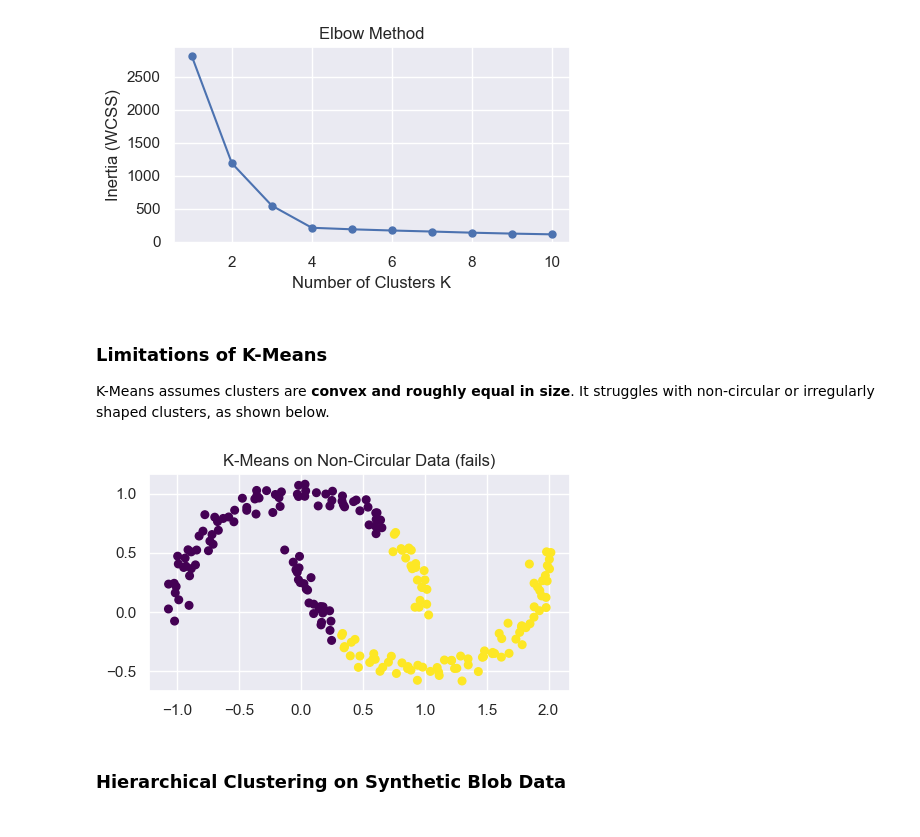
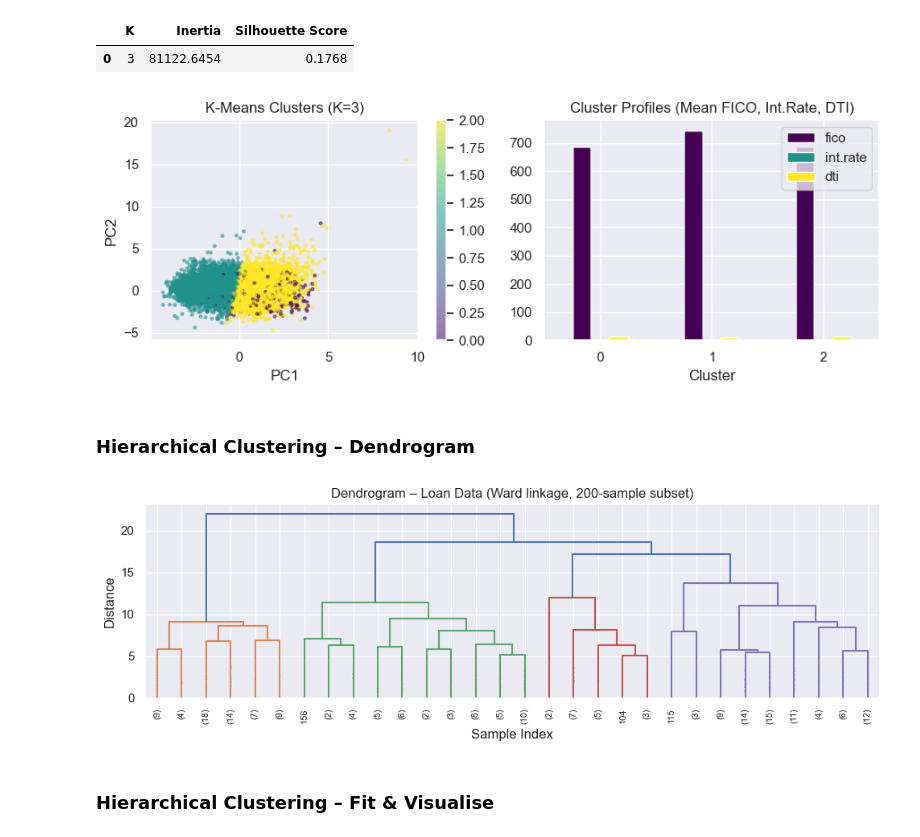
Before and after one commit to div-yan-shu-13/ML-Lab-Sem-6, a Jupyter notebook: Lab_08.ipynb, the cells around one changed output. Cells and saved outputs as stored; diff of their text form; code cells hidden in the pictures.

```diff
--- a/Lab_08.ipynb
+++ b/Lab_08.ipynb
@@ -21,7 +30,17 @@ from ucimlrepo import fetch_ucirepo
 # %%
-X_blob, y_blob = make_blobs(n_samples=300, centers=4, cluster_std=0.60, random_state=0)
-plt.figure(figsize=(5, 3))
-plt.scatter(X_blob[:, 0], X_blob[:, 1], s=30, color='steelblue')
-plt.title('Raw Blob Data')
-plt.tight_layout(); plt.show()
+# Encode categorical 'purpose' column
+le = LabelEncoder()
+df['purpose_enc'] = le.fit_transform(df['purpose'])
+
+features = ['int.rate','installment','log.annual.inc','dti',
+            'fico','revol.bal','revol.util','inq.last.6mths',
+            'delinq.2yrs','pub.rec','purpose_enc']
+
+X = df[features].dropna()
+scaler = StandardScaler()
+X_scaled = scaler.fit_transform(X)
+
+pca = PCA(n_components=2, random_state=42)
+X_pca = pca.fit_transform(X_scaled)
+print(f'Variance explained by 2 PCs: {pca.explained_variance_ratio_.sum()*100:.2f}%')
 # %% [output]
@@ -46,29 +74,49 @@ plt.tight_layout(); plt.show()
 # %%
-inertias = [KMeans(n_clusters=k, random_state=0, n_init=10).fit(X_blob).inertia_
-            for k in range(1, 11)]
+best_k = 3  # adjust based on elbow/silhouette plots above
+km = KMeans(n_clusters=best_k, random_state=42, n_init=10)
+km_labels = km.fit_predict(X_scaled)
 
-plt.figure(figsize=(5, 3))
-plt.plot(range(1, 11), inertias, marker='o', markersize=5)
-plt.xlabel('Number of Clusters K')
-plt.ylabel('Inertia (WCSS)')
-plt.title('Elbow Method')
+display(pd.DataFrame({
+    'K': [best_k],
+    'Inertia':         [km.inertia_],
+    'Silhouette Score': [silhouette_score(X_scaled, km_labels)]
+}).round(4))
+
+fig, axes = plt.subplots(1, 2, figsize=(9, 3.5))
+
+sc = axes[0].scatter(X_pca[:, 0], X_pca[:, 1], c=km_labels,
+                     cmap='viridis', s=5, alpha=0.5)
+axes[0].set_xlabel('PC1'); axes[0].set_ylabel('PC2')
+axes[0].set_title(f'K-Means Clusters (K={best_k})')
+plt.colorbar(sc, ax=axes[0])
+
+# Cluster profile – mean FICO and interest rate per cluster
+df_plot = X.copy()
+df_plot['cluster'] = km_labels
+cluster_means = df_plot.groupby('cluster')[['fico','int.rate','dti']].mean()
+cluster_means.plot(kind='bar', ax=axes[1], colormap='viridis', legend=True)
+axes[1].set_title('Cluster Profiles (Mean FICO, Int.Rate, DTI)')
+axes[1].set_xlabel('Cluster'); axes[1].tick_params(axis='x', rotation=0)
+
 plt.tight_layout(); plt.show()
 # %% [output]
+|  | K | Inertia | Silhouette Score |
+| 0 | 3 | 81122.6454 | 0.1768 |
-[figure, old version]
+[figure, new version]
 # %% [markdown]
-### Limitations of K-Means
-
-K-Means assumes clusters are **convex and roughly equal in size**. It struggles with non-circular or irregularly shaped clusters, as shown below.
+### Hierarchical Clustering – Dendrogram
 # %%
-X_moon, _ = make_moons(200, noise=0.05, random_state=0)
-labels_moon = KMeans(2, random_state=0, n_init=10).fit_predict(X_moon)
+sample_idx = np.random.RandomState(42).choice(len(X_scaled), 200, replace=False)
+Z = linkage(X_scaled[sample_idx], method='ward')
 
-plt.figure(figsize=(5, 3))
-plt.scatter(X_moon[:, 0], X_moon[:, 1], c=labels_moon, s=30, cmap='viridis')
-plt.title('K-Means on Non-Circular Data (fails)')
+fig, ax = plt.subplots(figsize=(10, 3.5))
+dendrogram(Z, ax=ax, truncate_mode='lastp', p=30,
+           leaf_rotation=90, leaf_font_size=8, show_contracted=True)
+ax.set_title('Dendrogram – Loan Data (Ward linkage, 200-sample subset)')
+ax.set_xlabel('Sample Index'); ax.set_ylabel('Distance')
 plt.tight_layout(); plt.show()
 # %% [output]
-[figure, old version]
+[figure, new version]
 # %% [markdown]
-### Hierarchical Clustering on Synthetic Blob Data
+### Hierarchical Clustering – Fit & Visualise
 # %%
```
Also changed, not shown: parts of 16 cells of this notebook, 1 other file.
